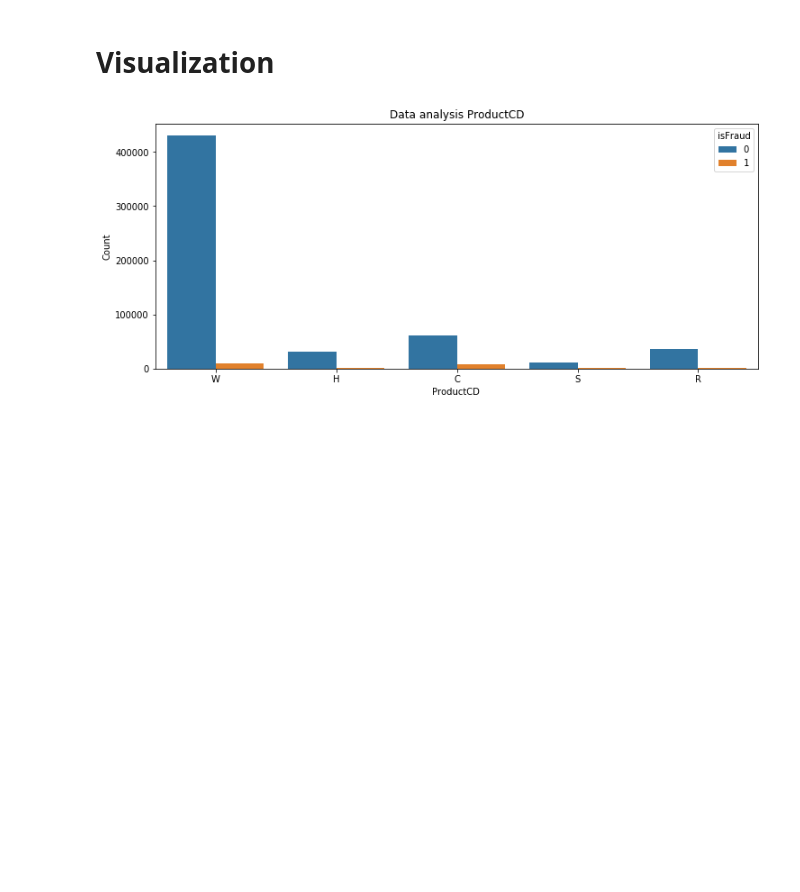
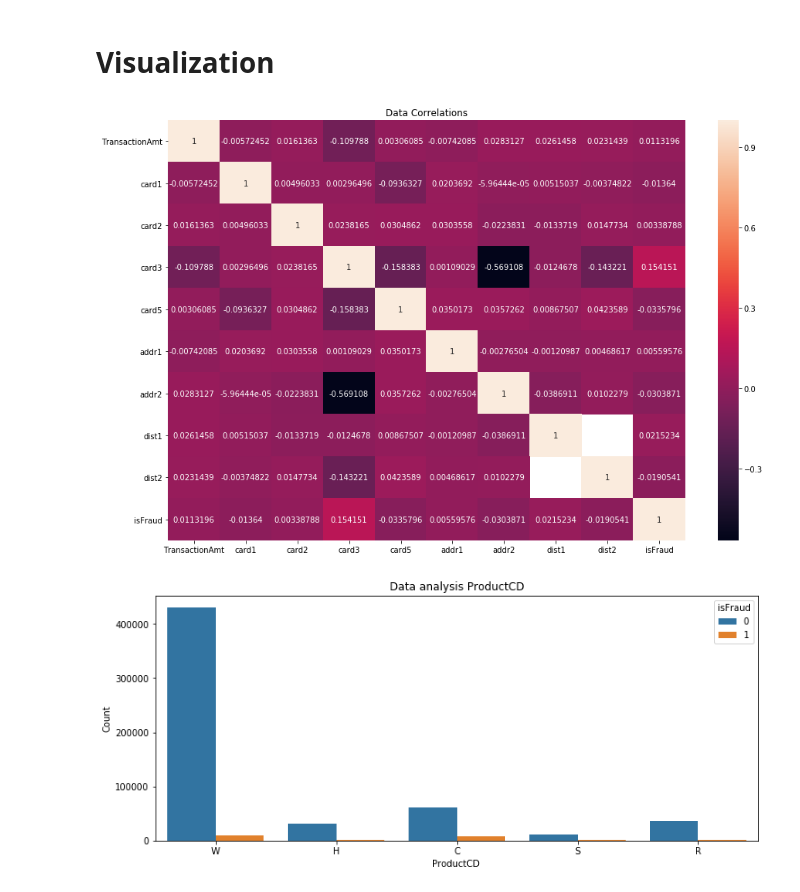
Before and after one commit to monanjo123/Fraud-Detection, a Jupyter notebook: Fraud Detection.ipynb, the cells around one changed output. Saved outputs shown, nothing was run; the diff lists cells and outputs as text; code cells hidden in the pictures; blank space fills up the shorter version.

Commit message:
added accuracy score and correlation visualization

```diff
--- a/Fraud Detection.ipynb
+++ b/Fraud Detection.ipynb
@@ -100,6 +105,9 @@ print(numerical)
 # We will only use the Categorical Data and some numerical data for this method
 new_numerical = numerical[:9]
 data_cols = categorical + new_numerical
+correlation_cols = copy.copy(data_cols)
+correlation_cols.append('isFraud')
+cor_x = train_transaction[correlation_cols]
 temp_X[data_cols].head()
 # %% [output]
 |  | ProductCD | card4 | card6 | P_emaildomain | R_emaildomain | M1 | M2 | M3 | M4 | ... |
@@ -138,10 +146,10 @@ def plot_transactionAmt(X,y):
     plot.set(xlabel='{} '.format('Amount'), ylabel='Fraud')
     plt.show()
 
-def correlation_plot(X):
-  plt.figure(figsize=(25,25))
+def correlation_plot(data):
+  plt.figure(figsize=(15,10))
   plt.title("Data Correlations")
-  sns.heatmap(X.corr, annot=True, fmt='g')
+  sns.heatmap(data.corr(), annot=True, fmt='g')
   plt.show()
 
 def model_performance(model_name, y_test, Y_pred):
@@ -149,4 +157,9 @@ def model_performance(model_name, y_test, Y_pred):
   cm = metrics.confusion_matrix(y_test, Y_pred)
   sns.heatmap(cm, annot=True, fmt='g')
   plt.show()
+  print('{} accuracy: {}%'.format(model_name, metrics.accuracy_score(y_test, y_pred) * 100))
+# %%
+correlation_plot(cor_x)
+# %% [output]
+[figure, added]
 # %%
```
Also changed, not shown: parts of 16 cells of this notebook.
